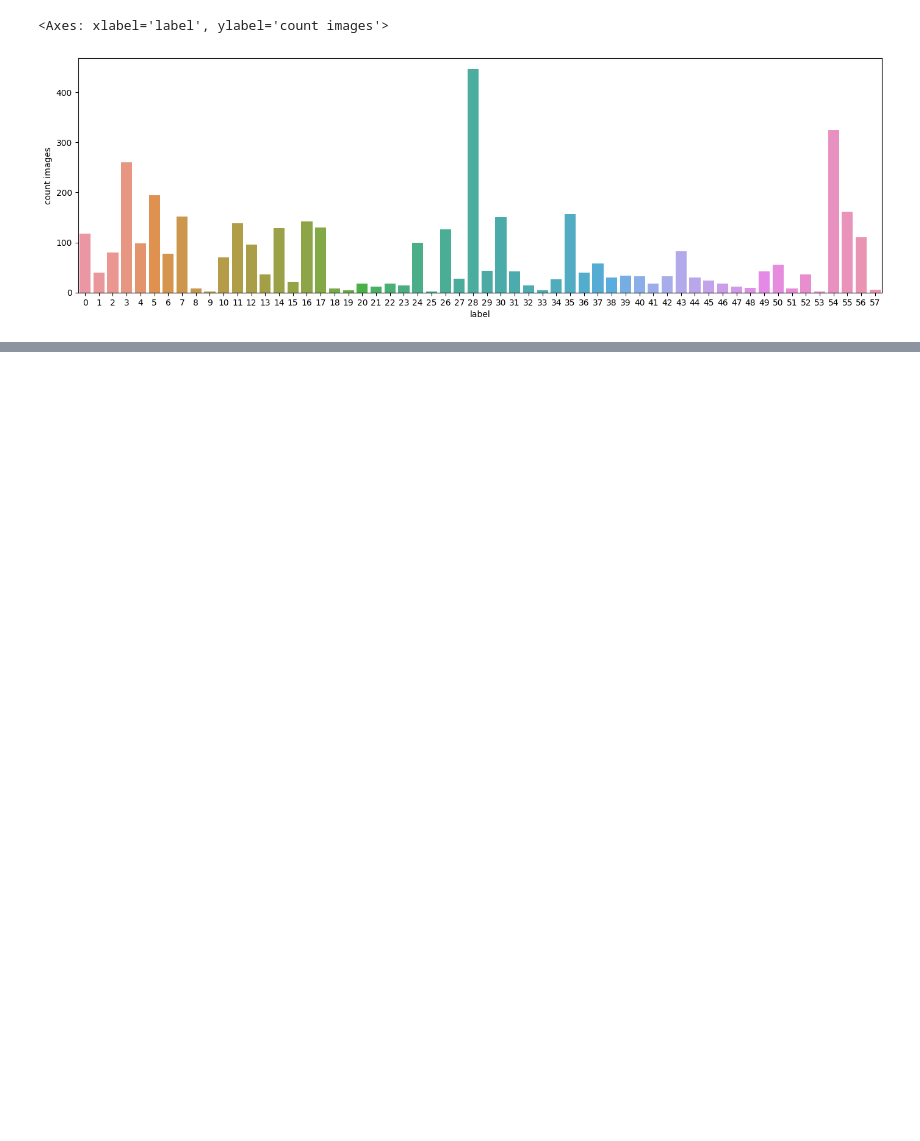
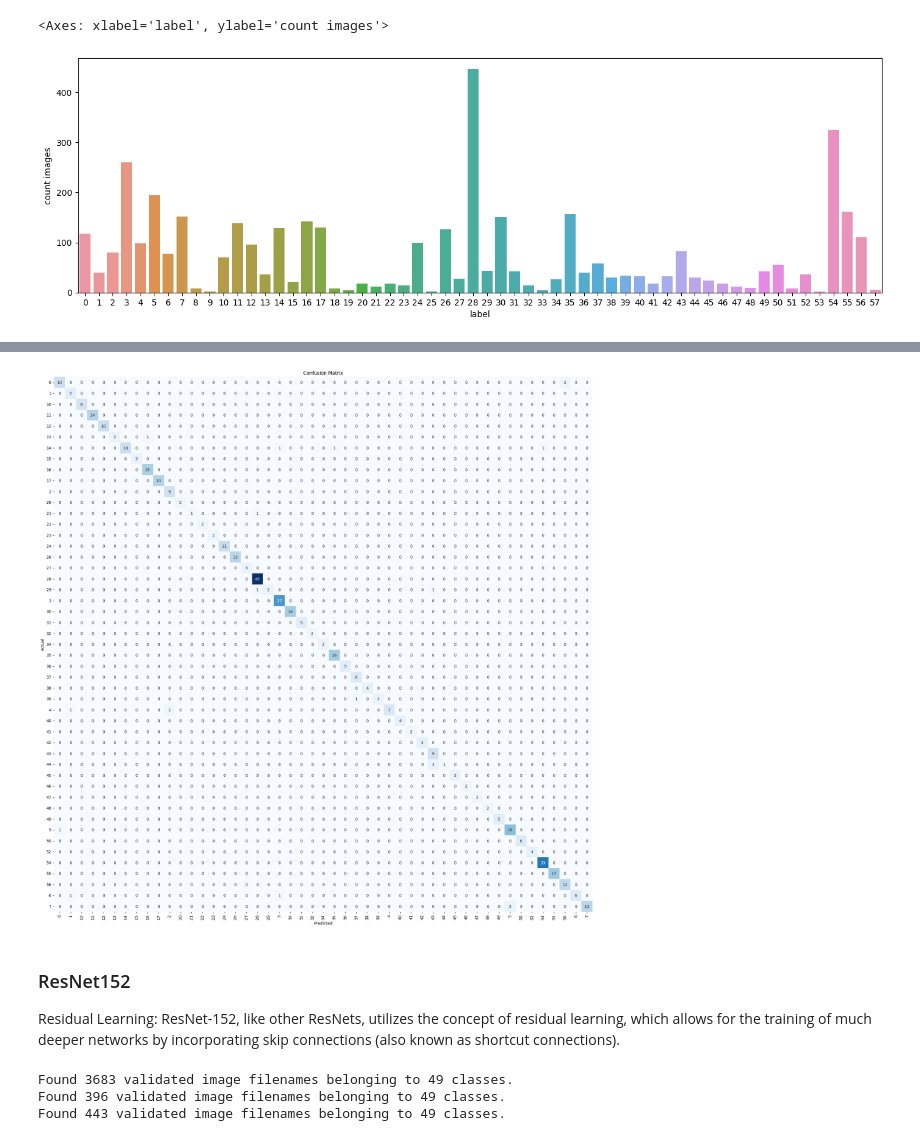
Before and after one commit to calebrauscher/IBM_Deep_Learning, a Jupyter notebook: traffic-sign-classification.ipynb, the cells around one changed output, grey strips where cells are left out. Saved outputs shown, nothing was run; the diff lists cells and outputs as text; code cells hidden in the pictures; blank space fills up the shorter version.

```diff
--- a/traffic-sign-classification.ipynb
+++ b/traffic-sign-classification.ipynb
@@ -412,0 +312,12 @@ plt.show()
+# %%
+def get_test_data(test_images):
+    true_labels = []
+    for _, labels in test_images:
+        true_labels.extend(np.argmax(labels, axis=1))
+        if len(true_labels) >= test_images.samples:
+            break  # Stop when all samples are processed
+
+    true_labels = np.array(true_labels)
+    class_names = list(test_images.class_indices.keys())
+
+    return true_labels, class_names
@@ -412,0 +328,14 @@ plt.show()
+# %%
+from keras.applications import vgg16, ResNet152, ConvNeXtXLarge, EfficientNetV2B0
+
+vgg16_model = create_model(vgg16.VGG16(include_top=False,
+                                       weights='imagenet',
+                                       input_shape=(img_height, img_width, 3),
+                                       pooling="avg",
+                                      ),
+                           NUM_CLASSES
+                          )
+vgg16_history = vgg16_model.fit(train_images,
+                           epochs=EPOCH,
+                           validation_data=val_images,
+                           callbacks=callbacks_list_)
@@ -412,0 +363,4 @@ plt.show()
+# %%
+true_labels, class_names = get_test_data(test_images)
+# %%
+pred_labels = get_accuracy_metric(vgg16_model, test_images, true_labels, class_names)
@@ -412,0 +385,47 @@ plt.show()
+# %%
+display_confusion_matrix(true_labels, pred_labels, class_names)
+# %% [output]
+[figure, added]
+# %% [markdown]
+### ResNet152
+
+Residual Learning:
+ResNet-152, like other ResNets, utilizes the concept of residual learning, which allows for the training of much deeper networks by incorporating skip connections (also known as shortcut connections).
+# %%
+train_generator, test_generator = get_generators(tf.keras.applications.resnet.preprocess_input)
+
+train_images = train_generator.flow_from_dataframe(dataframe=train_df,
+                                                    x_col='image',
+                                                    y_col='label',
+                                                    color_mode='rgb',
+                                                    class_mode='categorical',
+                                                    target_size=(img_height, img_width),
+                                                    batch_size=batch_size,
+                                                    shuffle=True,
+                                                    seed=SEED,
+                                                )
+
+## loading testing data
+val_images = test_generator.flow_from_dataframe(dataframe=val,
+                                                x_col='image',
+                                                y_col='label',
+                                                color_mode='rgb',
+                                                class_mode='categorical',
+                                                target_size=(img_height, img_width),
+                                                batch_size=batch_size,
+                                                shuffle=True,
+                                                seed=SEED,
+                                            )
+
+test_images = test_generator.flow_from_dataframe(dataframe=test_df,
+                                                    x_col='image',
+                                                    y_col='label',
+                                                    color_mode='rgb',
+                                                    class_mode='categorical',
+                                                    target_size=(img_height, img_width),
+                                                    batch_size=batch_size,
+                                                )
+# %% [output]
+Found 3683 validated image filenames belonging to 49 classes.
+Found 396 validated image filenames belonging to 49 classes.
+Found 443 validated image filenames belonging to 49 classes.
```
Also changed, not shown: parts of 46 cells of this notebook.
